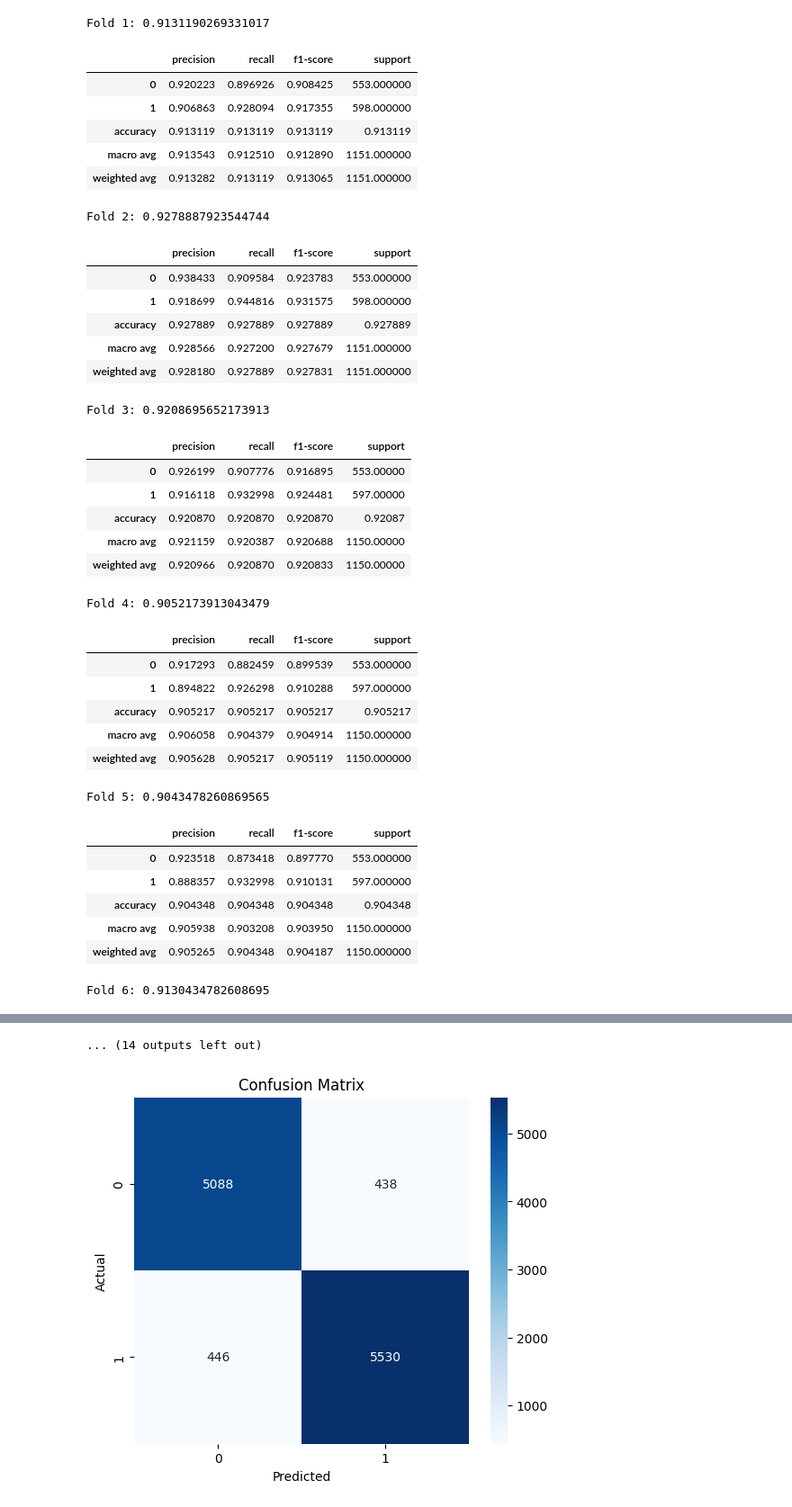
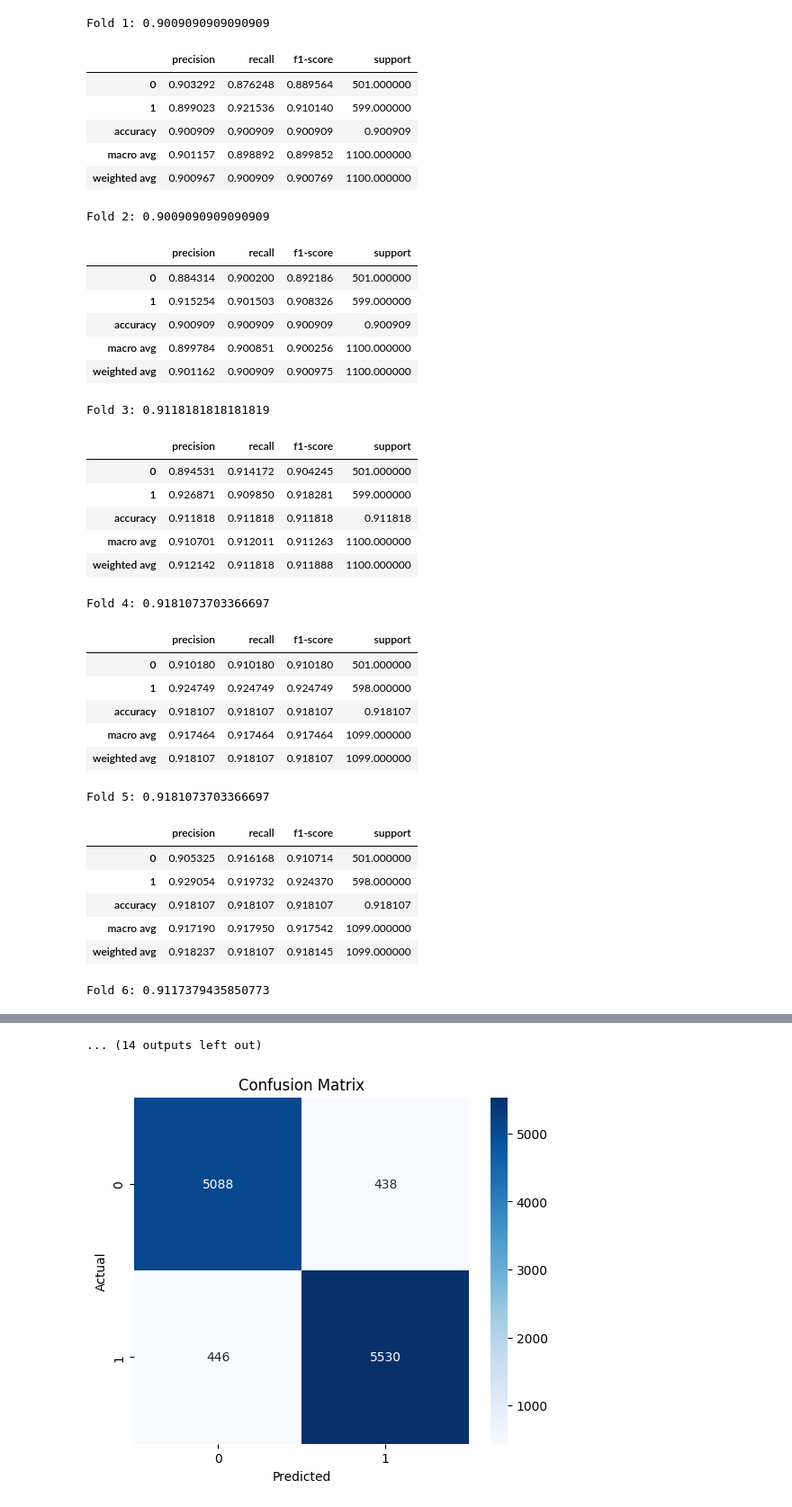
Before and after one commit to M4RV3L24/Online-Gambling-Detection-using-IndoBERTweet, a Jupyter notebook: Models/RF_TFIDF/prototype.ipynb, the cells around one changed output, grey strips where cells are left out. Shown: that part at 90% size. Drawn from its saved outputs; the diff is of its cells as text; code cells hidden in the pictures.

```diff
--- a/Models/RF_TFIDF/prototype.ipynb
+++ b/Models/RF_TFIDF/prototype.ipynb
@@ -10,7 +10,7 @@ from sklearn.metrics import classification_report, accuracy_score, confusion_mat
 from IPython.display import display
 # %%
 # Load data from JSON file (array of objects)
-with open('fetched_data_final_dedup_3.json', 'r', encoding='utf-8') as f:
+with open('fetched_data_final_dedup_2.json', 'r', encoding='utf-8') as f:
     data = json.load(f)
 
 # If your JSON is an array, not an object with "data" key:
@@ -47,8 +166,8 @@ for fold, (train_idx, test_idx) in enumerate(skf.split(X, y)):
     X_train_tfidf = vectorizer.fit_transform(X_train)
     X_test_tfidf = vectorizer.transform(X_test)
 
-    model = RandomForestClassifier(n_estimators=400, max_depth=200, n_jobs=4, min_samples_split=5,
-                                min_samples_leaf=2,  random_state=42, class_weight='balanced')
+    model = RandomForestClassifier(n_estimators=400, max_depth=None, n_jobs=4, min_samples_split=2,
+                                min_samples_leaf=1,  random_state=42, class_weight='balanced')
     model.fit(X_train_tfidf, y_train)
     y_pred = model.predict(X_test_tfidf)
 
@@ -79,66 +198,66 @@ for label in labels:
     }
 
 # Global averages
 mean_results['accuracy'] = {"score": np.mean([fold['accuracy'] for fold in fold_reports])}
 mean_results['macro avg'] = {
     m: np.mean([fold['macro avg'][m] for fold in fold_reports]) for m in metrics
 }
 mean_results['weighted avg'] = {
     m: np.mean([fold['weighted avg'][m] for fold in fold_reports]) for m in metrics
 }
 
 # Convert to DataFrame
 results_df = pd.DataFrame(mean_results).T
 
 print("Final averaged metrics across folds:")
 display(results_df)
 
 # Show per-fold accuracies as well
 fold_acc_df = pd.DataFrame({
     "Fold": range(1, n_splits + 1),
     "Accuracy": cv_scores
 })
 print("Per-fold accuracy:")
 display(fold_acc_df)
 
 # Show overall confusion matrix
 print("Confusion Matrix across all folds:")
 display(pd.DataFrame(confusion_matrix(all_y_true, all_y_pred)))
 # %% [output]
-Fold 1: 0.9131190269331017
+Fold 1: 0.9009090909090909
 |  | precision | recall | f1-score | support |
-| 0 | 0.920223 | 0.896926 | 0.908425 | 553.000000 |
-| 1 | 0.906863 | 0.928094 | 0.917355 | 598.000000 |
-| accuracy | 0.913119 | 0.913119 | 0.913119 | 0.913119 |
-| macro avg | 0.913543 | 0.912510 | 0.912890 | 1151.000000 |
-| weighted avg | 0.913282 | 0.913119 | 0.913065 | 1151.000000 |
+| 0 | 0.903292 | 0.876248 | 0.889564 | 501.000000 |
+| 1 | 0.899023 | 0.921536 | 0.910140 | 599.000000 |
+| accuracy | 0.900909 | 0.900909 | 0.900909 | 0.900909 |
+| macro avg | 0.901157 | 0.898892 | 0.899852 | 1100.000000 |
+| weighted avg | 0.900967 | 0.900909 | 0.900769 | 1100.000000 |
-Fold 2: 0.9278887923544744
+Fold 2: 0.9009090909090909
 |  | precision | recall | f1-score | support |
-| 0 | 0.938433 | 0.909584 | 0.923783 | 553.000000 |
-| 1 | 0.918699 | 0.944816 | 0.931575 | 598.000000 |
-| accuracy | 0.927889 | 0.927889 | 0.927889 | 0.927889 |
-| macro avg | 0.928566 | 0.927200 | 0.927679 | 1151.000000 |
-| weighted avg | 0.928180 | 0.927889 | 0.927831 | 1151.000000 |
+| 0 | 0.884314 | 0.900200 | 0.892186 | 501.000000 |
+| 1 | 0.915254 | 0.901503 | 0.908326 | 599.000000 |
+| accuracy | 0.900909 | 0.900909 | 0.900909 | 0.900909 |
+| macro avg | 0.899784 | 0.900851 | 0.900256 | 1100.000000 |
+| weighted avg | 0.901162 | 0.900909 | 0.900975 | 1100.000000 |
-Fold 3: 0.9208695652173913
+Fold 3: 0.9118181818181819
 |  | precision | recall | f1-score | support |
-| 0 | 0.926199 | 0.907776 | 0.916895 | 553.00000 |
-| 1 | 0.916118 | 0.932998 | 0.924481 | 597.00000 |
-| accuracy | 0.920870 | 0.920870 | 0.920870 | 0.92087 |
-| macro avg | 0.921159 | 0.920387 | 0.920688 | 1150.00000 |
-| weighted avg | 0.920966 | 0.920870 | 0.920833 | 1150.00000 |
+| 0 | 0.894531 | 0.914172 | 0.904245 | 501.000000 |
+| 1 | 0.926871 | 0.909850 | 0.918281 | 599.000000 |
+| accuracy | 0.911818 | 0.911818 | 0.911818 | 0.911818 |
+| macro avg | 0.910701 | 0.912011 | 0.911263 | 1100.000000 |
+| weighted avg | 0.912142 | 0.911818 | 0.911888 | 1100.000000 |
-Fold 4: 0.9052173913043479
+Fold 4: 0.9181073703366697
 |  | precision | recall | f1-score | support |
-| 0 | 0.917293 | 0.882459 | 0.899539 | 553.000000 |
-| 1 | 0.894822 | 0.926298 | 0.910288 | 597.000000 |
-| accuracy | 0.905217 | 0.905217 | 0.905217 | 0.905217 |
-| macro avg | 0.906058 | 0.904379 | 0.904914 | 1150.000000 |
-| weighted avg | 0.905628 | 0.905217 | 0.905119 | 1150.000000 |
+| 0 | 0.910180 | 0.910180 | 0.910180 | 501.000000 |
+| 1 | 0.924749 | 0.924749 | 0.924749 | 598.000000 |
+| accuracy | 0.918107 | 0.918107 | 0.918107 | 0.918107 |
+| macro avg | 0.917464 | 0.917464 | 0.917464 | 1099.000000 |
+| weighted avg | 0.918107 | 0.918107 | 0.918107 | 1099.000000 |
-Fold 5: 0.9043478260869565
+Fold 5: 0.9181073703366697
 |  | precision | recall | f1-score | support |
-| 0 | 0.923518 | 0.873418 | 0.897770 | 553.000000 |
-| 1 | 0.888357 | 0.932998 | 0.910131 | 597.000000 |
-| accuracy | 0.904348 | 0.904348 | 0.904348 | 0.904348 |
-| macro avg | 0.905938 | 0.903208 | 0.903950 | 1150.000000 |
-| weighted avg | 0.905265 | 0.904348 | 0.904187 | 1150.000000 |
+| 0 | 0.905325 | 0.916168 | 0.910714 | 501.000000 |
+| 1 | 0.929054 | 0.919732 | 0.924370 | 598.000000 |
+| accuracy | 0.918107 | 0.918107 | 0.918107 | 0.918107 |
+| macro avg | 0.917190 | 0.917950 | 0.917542 | 1099.000000 |
+| weighted avg | 0.918237 | 0.918107 | 0.918145 | 1099.000000 |
-Fold 6: 0.9130434782608695
+Fold 6: 0.9117379435850773
 |  | precision | recall | f1-score | support |
```
Also changed, not shown: parts of 6 cells of this notebook, 8 other files.
